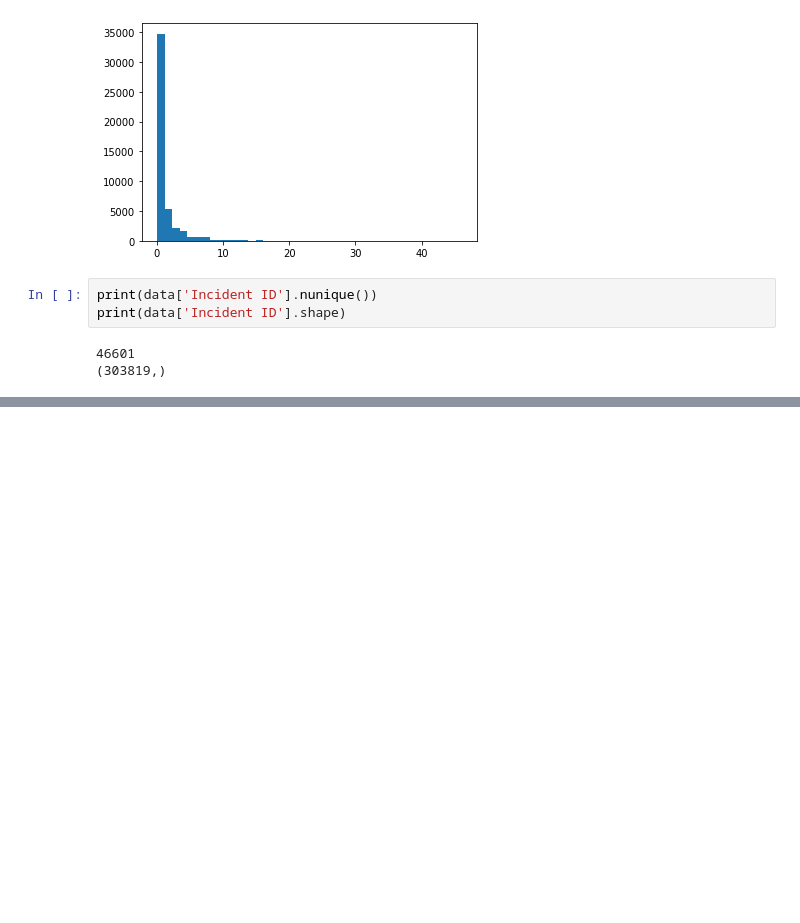
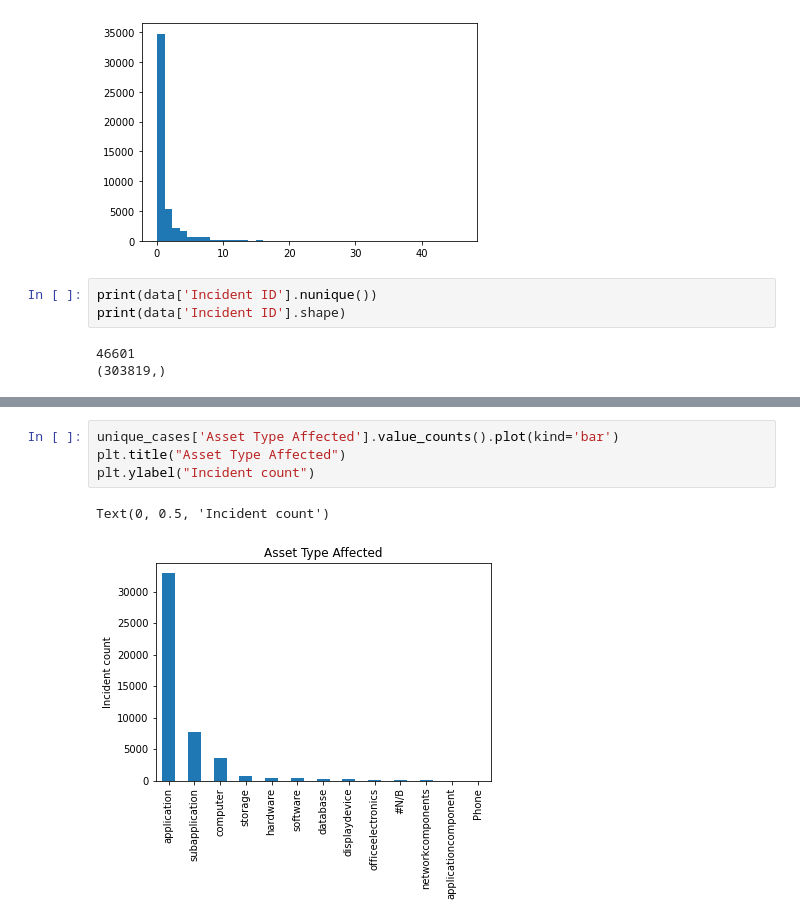
Before and after one commit to mervinhorst/INFOMPROM_G2, a Jupyter notebook: exploration.ipynb, the cells around one changed output, grey strips where cells are left out. Cells and saved outputs as stored; diff of their text form; blank space fills up the shorter version.

```diff
--- a/exploration.ipynb
+++ b/exploration.ipynb
@@ -122,0 +160,7 @@ print(data['Incident ID'].shape)
+# %%
+unique_cases['Asset Type Affected'].value_counts().plot(kind='bar')
+plt.title("Asset Type Affected")
+plt.ylabel("Incident count")
+# %% [output]
+Text(0, 0.5, 'Incident count')
+[figure, added]
```
Also changed, not shown: parts of 3 cells of this notebook.
